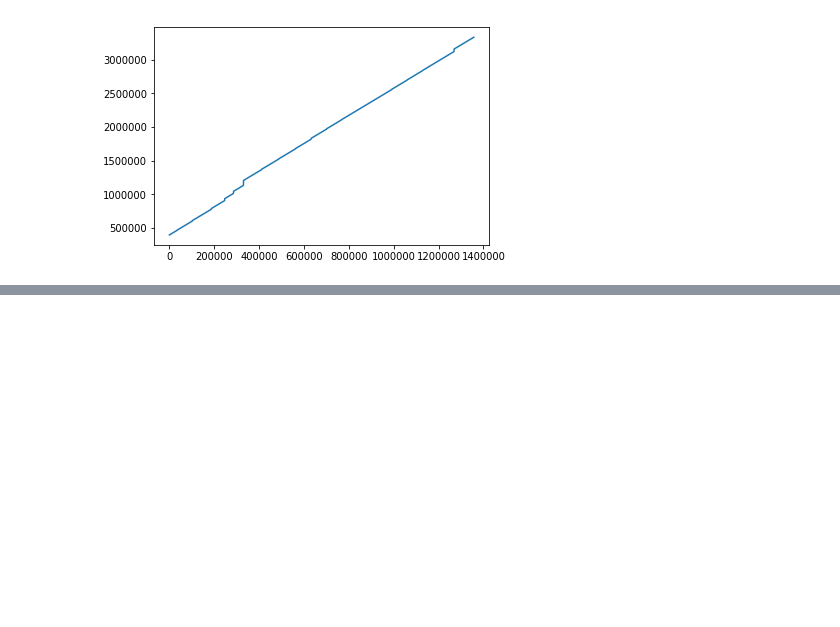
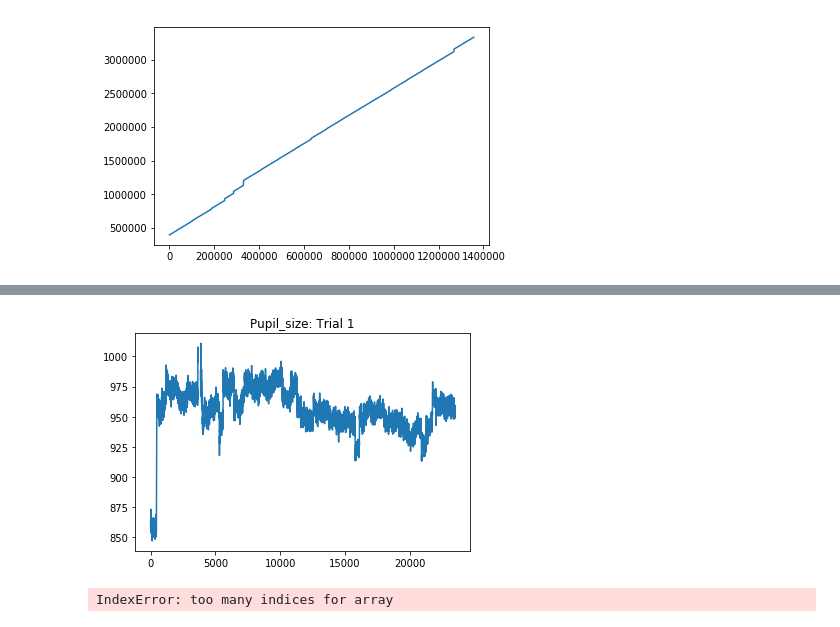
Before and after one commit to abra-eyetracking/abra-eyetracking, a Jupyter notebook: tutorial.ipynb, the cells around one changed output, grey strips where cells are left out. Saved outputs shown, nothing was run; the diff lists cells and outputs as text; code cells hidden in the pictures; blank space fills up the shorter version.

```diff
--- a/tutorial.ipynb
+++ b/tutorial.ipynb
@@ -205,0 +242,4 @@ plt.plot(cleaned_abra.timestamps)
+# %%
+sess.plot_pupil_size(1)
+# %% [output]
+[figure, added]
@@ -205,0 +248,4 @@ plt.plot(cleaned_abra.timestamps)
+# %%
+x[0]
+# %% [output]
+IndexError: too many indices for array
```
Also changed, not shown: parts of 16 cells of this notebook, 6 other files.
